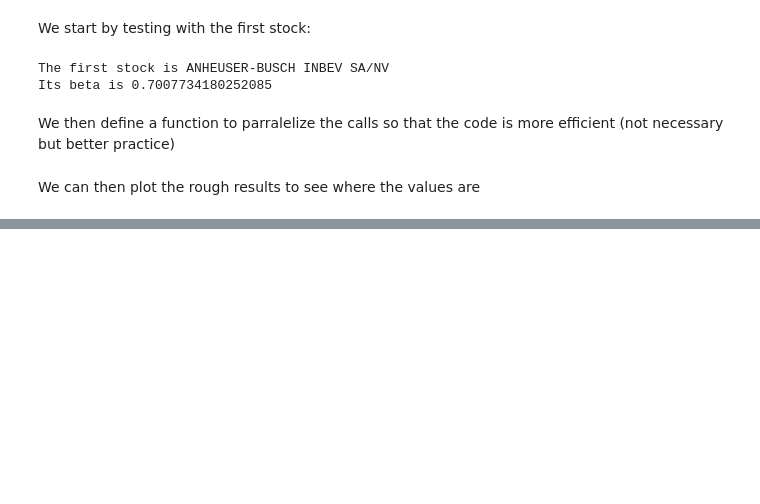
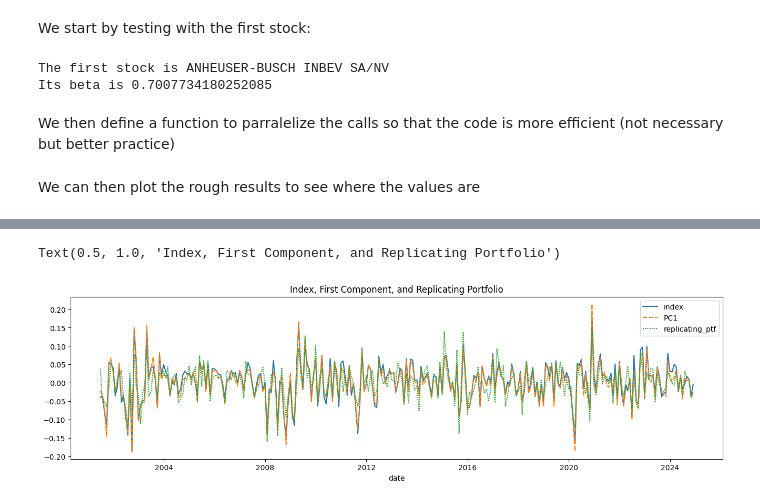
Before and after one commit to faunebl/core_equity_factors, a Jupyter notebook: src/main.ipynb, the cells around one changed output, grey strips where cells are left out. Drawn from its saved outputs; the diff is of its cells as text; code cells hidden in the pictures; blank space fills up the shorter version.

```diff
--- a/src/main.ipynb
+++ b/src/main.ipynb
@@ -143,0 +186,15 @@ del ticks
+# %%
+ptf = (
+    pl.DataFrame(
+        {
+            'names': [k for k,v in betas.items()],
+            'betas' : betas_list
+        }
+    )
+    .with_columns(
+        pl.Series(
+            name = 'weights',
+            values = result.x
+        )
+    )
+)
@@ -143,0 +222,14 @@ del ticks
+# %%
+weights_adjusted = pl.DataFrame(ptf).select(pl.col('weights').mul(index.select('index').std().to_series().to_list()[0]/replicating_ptf.std()))
+# %%
+replicating_ptf = pl.Series(name = 'replicating_ptf', values=np.dot(a=weights_adjusted.to_series().to_list(), b=np.transpose(stocks_list)))
+# %%
+plt.figure(figsize=(16,4))
+sns.lineplot(index.with_columns(
+    pc1.select('PC1').to_series(),
+    replicating_ptf
+    ).to_pandas().set_index('date'))
+plt.title('Index, First Component, and Replicating Portfolio')
+# %% [output]
+Text(0.5, 1.0, 'Index, First Component, and Replicating Portfolio')
+[figure, added]
```
Also changed, not shown: parts of 15 cells of this notebook.
